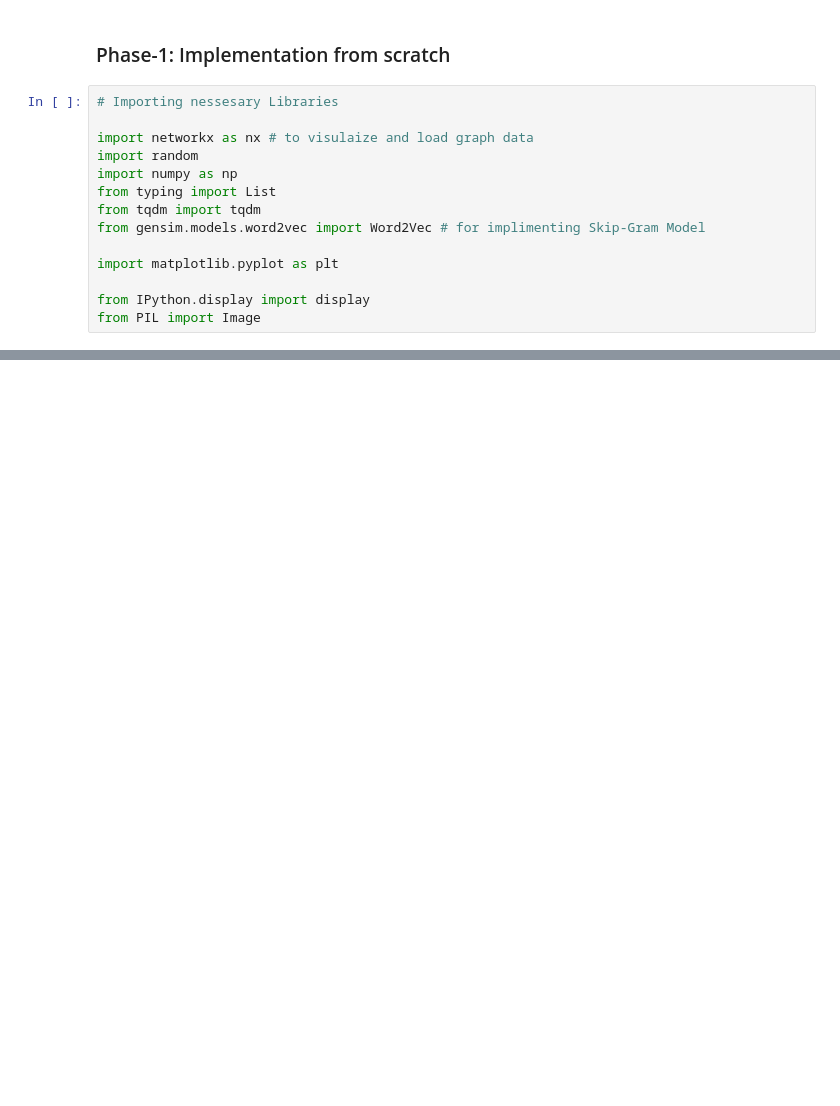
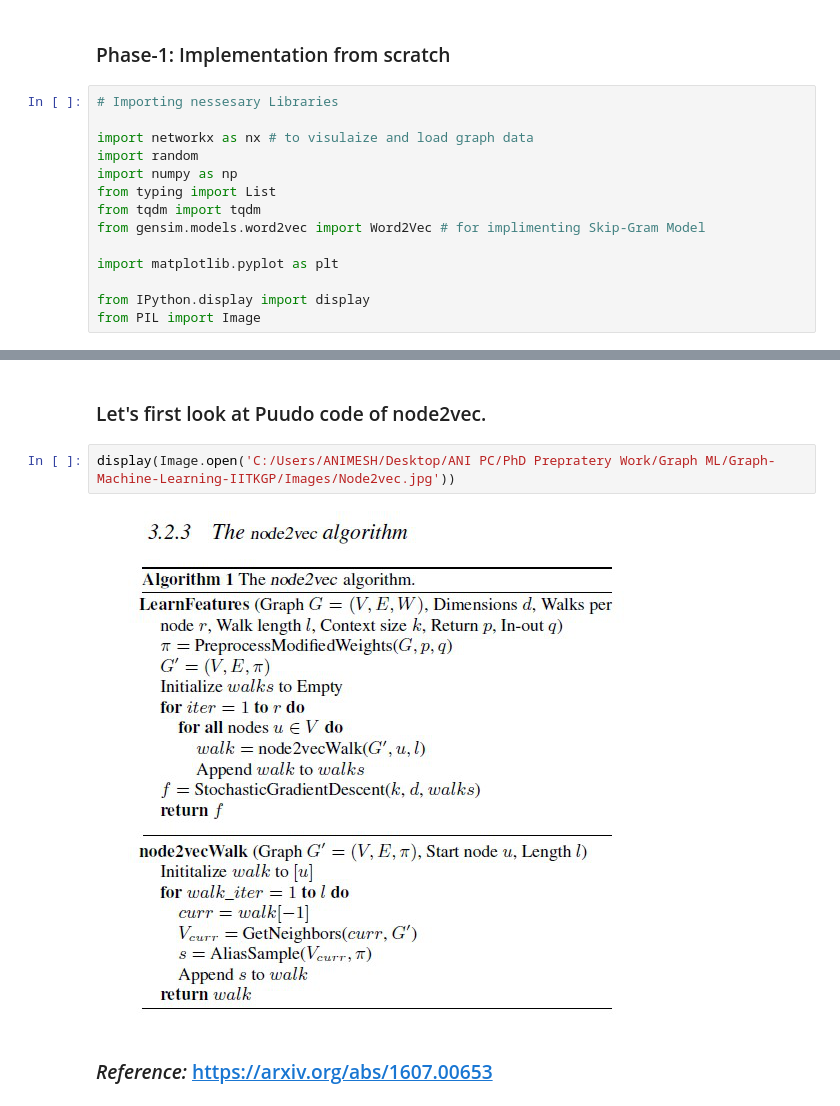
Before and after one commit to ainimesh/Graph-Machine-Learning-IITKGP, a Jupyter notebook: Node2Vec.ipynb, the cells around one changed output, grey strips where cells are left out. Drawn from its saved outputs; the diff is of its cells as text; blank space fills up the shorter version.

Commit message:
updated node2vec still working on algorithms and examples

```diff
--- a/Node2Vec.ipynb
+++ b/Node2Vec.ipynb
@@ -47,0 +55,8 @@ from PIL import Image
+# %% [markdown]
+### Let's first look at Puudo code of node2vec.
+# %%
+display(Image.open('C:/Users/ANIMESH/Desktop/ANI PC/PhD Prepratery Work/Graph ML/Graph-Machine-Learning-IITKGP/Images/Node2vec.jpg'))
+# %% [output]
+[figure, added]
+# %% [markdown]
+### *Reference:* https://arxiv.org/abs/1607.00653
```
Also changed, not shown: parts of 7 cells of this notebook, 1 other file.
